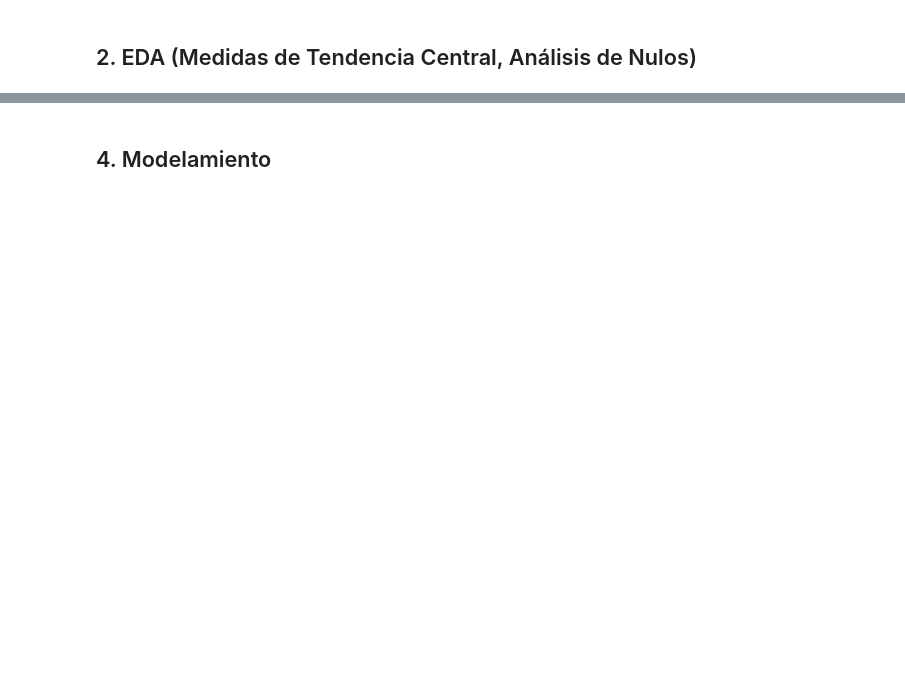
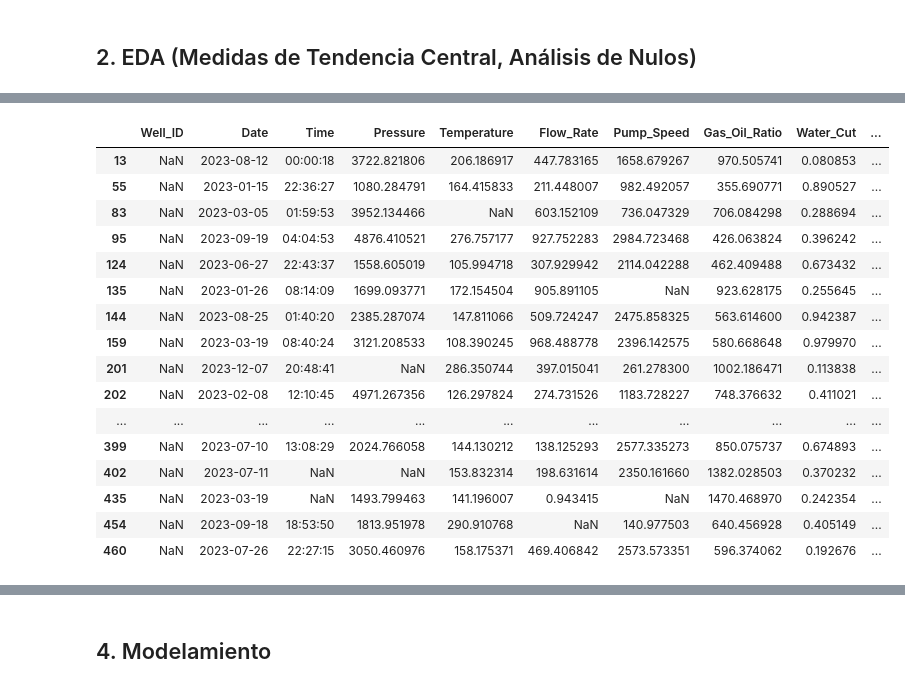
Before and after one commit to xaramillo/ml-bootcamp-labs, a Jupyter notebook: notebooks/laboratorio-s06.ipynb, the cells around one changed output, grey strips where cells are left out. Saved outputs shown, nothing was run; the diff lists cells and outputs as text; code cells hidden in the pictures; blank space fills up the shorter version.

```diff
--- a/notebooks/laboratorio-s06.ipynb
+++ b/notebooks/laboratorio-s06.ipynb
@@ -26,0 +126,20 @@
+# %%
+df.loc[ df.Well_ID.isnull()]
+# %% [output]
+|  | Well_ID | Date | Time | Pressure | Temperature | Flow_Rate | Pump_Speed | Gas_Oil_Ratio | Water_Cut | ... |
+| 13 | NaN | 2023-08-12 | 00:00:18 | 3722.821806 | 206.186917 | 447.783165 | 1658.679267 | 970.505741 | 0.080853 | ... |
+| 55 | NaN | 2023-01-15 | 22:36:27 | 1080.284791 | 164.415833 | 211.448007 | 982.492057 | 355.690771 | 0.890527 | ... |
+| 83 | NaN | 2023-03-05 | 01:59:53 | 3952.134466 | NaN | 603.152109 | 736.047329 | 706.084298 | 0.288694 | ... |
+| 95 | NaN | 2023-09-19 | 04:04:53 | 4876.410521 | 276.757177 | 927.752283 | 2984.723468 | 426.063824 | 0.396242 | ... |
+| 124 | NaN | 2023-06-27 | 22:43:37 | 1558.605019 | 105.994718 | 307.929942 | 2114.042288 | 462.409488 | 0.673432 | ... |
+| 135 | NaN | 2023-01-26 | 08:14:09 | 1699.093771 | 172.154504 | 905.891105 | NaN | 923.628175 | 0.255645 | ... |
+| 144 | NaN | 2023-08-25 | 01:40:20 | 2385.287074 | 147.811066 | 509.724247 | 2475.858325 | 563.614600 | 0.942387 | ... |
+| 159 | NaN | 2023-03-19 | 08:40:24 | 3121.208533 | 108.390245 | 968.488778 | 2396.142575 | 580.668648 | 0.979970 | ... |
+| 201 | NaN | 2023-12-07 | 20:48:41 | NaN | 286.350744 | 397.015041 | 261.278300 | 1002.186471 | 0.113838 | ... |
+| 202 | NaN | 2023-02-08 | 12:10:45 | 4971.267356 | 126.297824 | 274.731526 | 1183.728227 | 748.376632 | 0.411021 | ... |
+| ... | ... | ... | ... | ... | ... | ... | ... | ... | ... | ... |
+| 399 | NaN | 2023-07-10 | 13:08:29 | 2024.766058 | 144.130212 | 138.125293 | 2577.335273 | 850.075737 | 0.674893 | ... |
+| 402 | NaN | 2023-07-11 | NaN | NaN | 153.832314 | 198.631614 | 2350.161660 | 1382.028503 | 0.370232 | ... |
+| 435 | NaN | 2023-03-19 | NaN | 1493.799463 | 141.196007 | 0.943415 | NaN | 1470.468970 | 0.242354 | ... |
+| 454 | NaN | 2023-09-18 | 18:53:50 | 1813.951978 | 290.910768 | NaN | 140.977503 | 640.456928 | 0.405149 | ... |
+| 460 | NaN | 2023-07-26 | 22:27:15 | 3050.460976 | 158.175371 | 469.406842 | 2573.573351 | 596.374062 | 0.192676 | ... |
```
Also changed, not shown: parts of 39 cells of this notebook.
